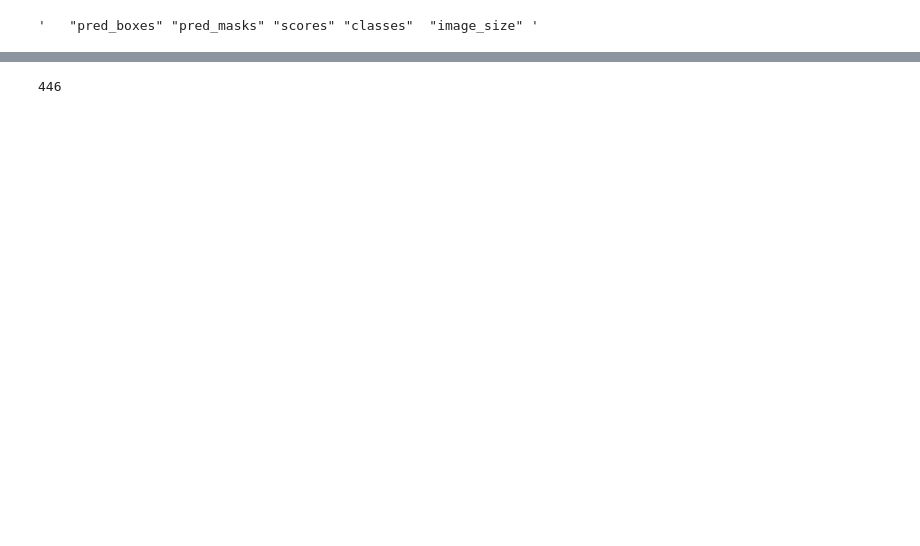
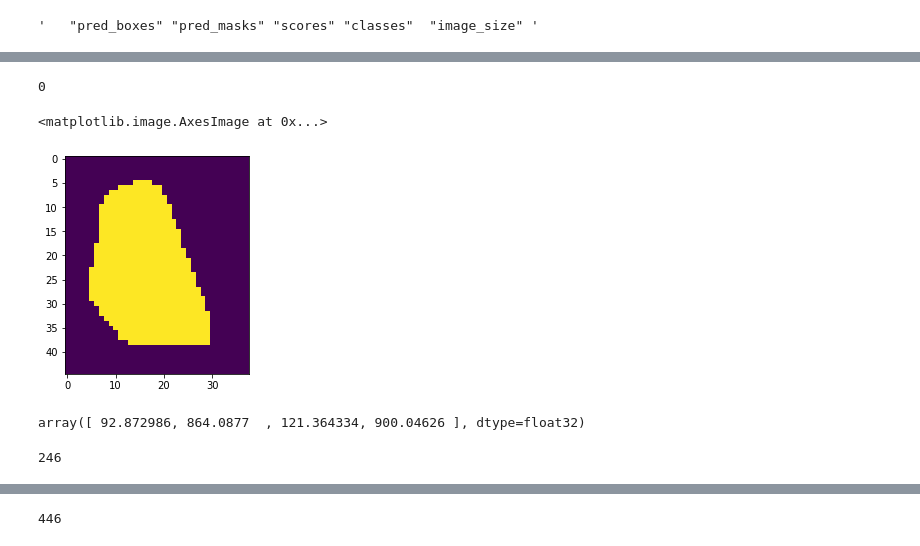
Before and after one commit to trevor-chan/research, a Jupyter notebook: morpho_scripts/SingleRegionProps.ipynb, the cells around one changed output, grey strips where cells are left out. Drawn from its saved outputs; the diff is of its cells as text; code cells hidden in the pictures; blank space fills up the shorter version.

Commit message:
added singleregionprops to take collective measurements of all cell instances

```diff
--- a/morpho_scripts/SingleRegionProps.ipynb
+++ b/morpho_scripts/SingleRegionProps.ipynb
@@ -26,7 +23,7 @@ import hdbscan
 # %%
 #load model output into instances dict:
 instances = {}
-with open('instances_small.data', 'rb') as filehandle:
+with open('instances.data', 'rb') as filehandle:
 #with open('instances.data', 'rb') as filehandle:
     instances = pickle.load(filehandle)
 
@@ -59,14 +38,23 @@ polygons[0]
 # %%
 #calculate all masks
+bounding_boxes = np.array(instances['pred_boxes'])
+polygons = np.array(instances['pred_masks'])
 
-masks = []
+#masks = []
+#^Run cell above
 
+buffer = 5
 for i in range(len(bounding_boxes)):
-    width = int(abs(bounding_boxes[i][0]-bounding_boxes[i][2]))
-    height = int(abs(bounding_boxes[i][1]-bounding_boxes[i][3]))
-    polygon = polygons[i]
-    polygon[0::2] = np.subtract(polygon[0::2], width)
-    polygon[1::2] = np.subtract(polygon[1::2], height)
-    img = Image.new('L', (width, height), 0)
-    ImageDraw.Draw(img).polygon(polygon[0], outline=1, fill=1)
+    width = int(abs(bounding_boxes[i][0]-bounding_boxes[i][2]))+2*buffer
+    height = int(abs(bounding_boxes[i][1]-bounding_boxes[i][3]))+2*buffer
+    polygon = np.copy(polygons[i])
+    polygon[0][0::2] = np.subtract(polygon[0][0::2], min(polygon[0][0::2])-buffer)
+    polygon[0][1::2] = np.subtract(polygon[0][1::2], min(polygon[0][1::2])-buffer)
+    #print(i,min(polygon[0][0::2].tolist()),polygon[0][0::2])
+
+
+    img = Image.new('1', (width, height), 0)
+    img1 = ImageDraw.Draw(img)
+    img1.polygon(polygon[0].tolist(), fill = 1, outline = 1)
+    #ImageDraw.Draw(img).polygon(polygon[0], outline=1, fill=1)
     masks.append(np.array(img))
@@ -72,0 +79,15 @@ for i in range(len(bounding_boxes)):
+# %%
+#print(masks[0])
+import random
+index = int(random.random()*len(masks))
+index = 0
+print(index)
+plt.imshow(masks[index])
+# %% [output]
+0
+<matplotlib.image.AxesImage at 0x...>
+[figure, added]
+# %%
+np.array(instances['pred_boxes'][0])
+# %% [output]
+array([ 92.872986, 864.0877  , 121.364334, 900.04626 ], dtype=float32)
@@ -72,0 +96,6 @@ for i in range(len(bounding_boxes)):
+# %%
+instances['pred_boxes'][379]
+len(instances['pred_masks'][379])
+len(instances['pred_masks'][379][1])
+# %% [output]
+246
```
Also changed, not shown: parts of 12 cells of this notebook.
